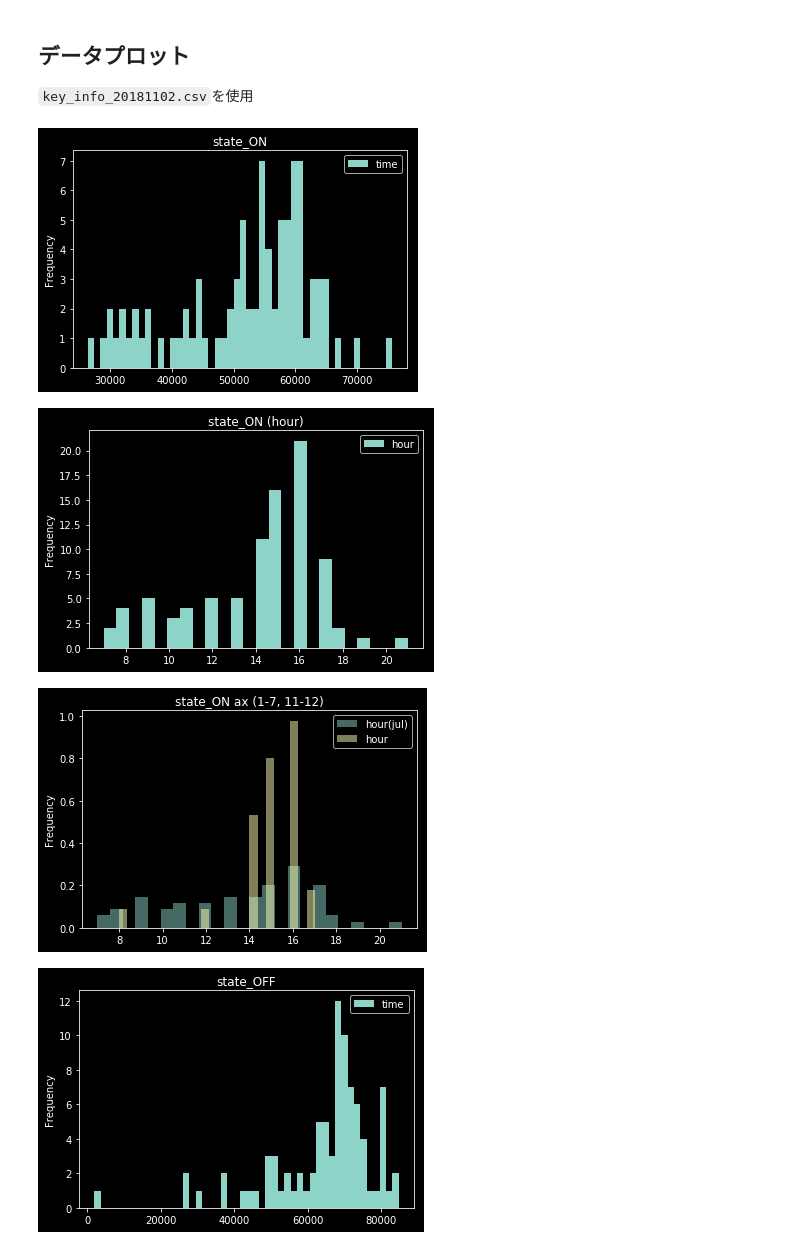
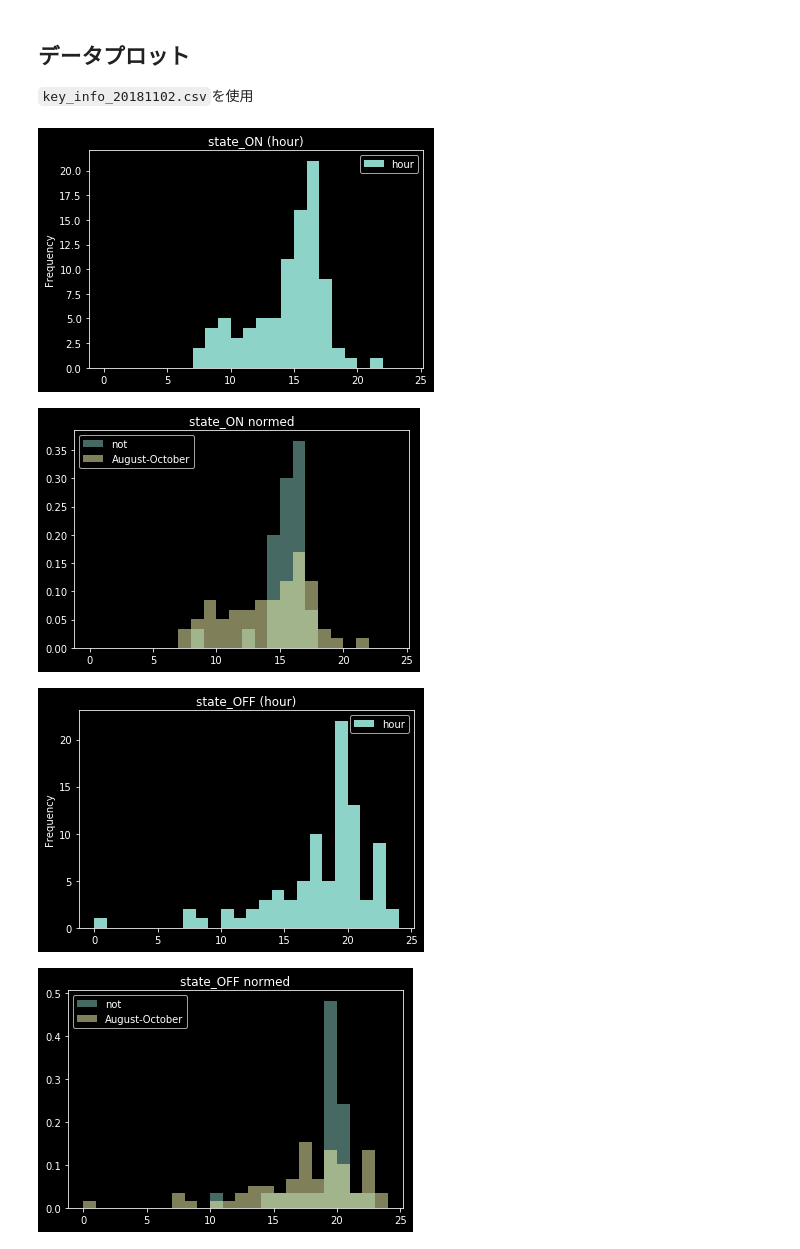
Before and after one commit to equanz/key-status-analyze, a Jupyter notebook: research/anomaly/compare_hist.ipynb, the cells around one changed output. Cells and saved outputs as stored; diff of their text form; code cells hidden in the pictures.

```diff
--- a/research/anomaly/compare_hist.ipynb
+++ b/research/anomaly/compare_hist.ipynb
@@ -26,44 +26,57 @@ def plot_datasets(datasets_path: str):
     df.set_index('dtime', inplace=True)
 
     # convert timezone to Asia/Tokyo
     df.index = df.index.tz_localize('UTC').tz_convert('Asia/Tokyo')
 
     # create time, hour, month column
     df['time'] = list(pd.Series(df.index).apply(lambda x: ((x.hour * 60 + x.minute) * 60 + x.second)))
     df['hour'] = list(pd.Series(df.index).apply(lambda x: x.hour))
     df['month'] = list(pd.Series(df.index).apply(lambda x: x.month))
 
     # convert state to int
     dummy_df = pd.get_dummies(df, columns=['state'])
 
     # plot hist if status is on
-    dummy_df.query('state_ON == 1').plot(kind='hist', y='time', bins=48, title='state_ON')
-    dummy_df.query('state_ON == 1').plot(kind='hist', y='hour', bins=24, title='state_ON (hour)')
-    on_part_jul = dummy_df.query('state_ON == 1 and (month >= 8 and 10 >= month)').plot(kind='hist', y='hour', label="hour(jul)", bins=24, title='state_ON (8-10)', alpha=0.5, normed=1)
-    dummy_df.query('state_ON == 1 and (month < 8 or month > 10)').plot(kind='hist', y='hour', bins=24, title='state_ON ax (1-7, 11-12)', alpha=0.5, ax=on_part_jul, normed=1)
+    dummy_df.query('state_ON == 1').plot(kind='hist', y='hour', bins=24, title='state_ON (hour)', range=(0, 24))
+    on_part_august = dummy_df.query('state_ON == 1 and (month >= 8 and 10 >= month)')[["hour"]].values
+    on_part_not = dummy_df.query('state_ON == 1 and (month < 8 or month > 10)')[["hour"]].values
+
+    plt.figure()
+    plt.hist(on_part_not[:, 0], label="not", bins=24, alpha=0.5, normed=1, range=(0, 24))
+    plt.hist(on_part_august[:, 0], label="August-October", bins=24, alpha=0.5, normed=1, range=(0, 24))
+    plt.title("state_ON normed")
+    plt.legend()
+    plt.show()
 
     # plot hist if status is off
-    dummy_df.query('state_OFF == 1').plot(kind='hist', y='time', bins=48, title='state_OFF')
-    dummy_df.query('state_OFF == 1').plot(kind='hist', y='hour', bins=24, title='state_OFF (hour)')
-    off_part_jul = dummy_df.query('state_OFF == 1 and (month >= 8 and 10 >= month)').plot(kind='hist', y='hour', label="hour(jul)", bins=24, title='state_OFF (8-10)', alpha=0.5, normed=1)
-    dummy_df.query('state_OFF == 1 and (month >= 8 and 10 >= month)').plot(kind='hist', y='hour', label="hour(jul)", bins=24, title='state_OFF (8-10)', alpha=0.5)
-    dummy_df.query('state_OFF == 1 and (month < 8 or month > 10)').plot(kind='hist', y='hour', bins=24, title='state_OFF (1-7, 11-12)', alpha=0.5)
-    off_part_not_jul = dummy_df.query('state_OFF == 1 and (month < 8 or month > 10)').plot(kind='hist', y='hour', bins=24, title='state_OFF ax (1-7, 11-12)', alpha=0.5, ax=off_part_jul, normed=1)
+    dummy_df.query('state_OFF == 1').plot(kind='hist', y='hour', bins=24, title='state_OFF (hour)', range=(0, 24))
 
+    off_part_august = dummy_df.query('state_OFF == 1 and (month >= 8 and 10 >= month)')[["hour"]].values
+    off_part_not = dummy_df.query('state_OFF == 1 and (month < 8 or month > 10)')[["hour"]].values
+
+    plt.figure()
+    plt.hist(off_part_not[:, 0], label="not", bins=24, alpha=0.5, normed=1, range=(0, 24))
+    plt.hist(off_part_august[:, 0], label="August-October", bins=24, alpha=0.5, normed=1, range=(0, 24))
+    plt.title("state_OFF normed")
+    plt.legend()
+    plt.show()
+
+    # check overtime
+    print(dummy_df.query("state_OFF == 1 and hour > 20"))
 
 def main():
     # params
     datasets_path = "./key_info_20181102_anomaly.csv"
 
     # change plt style
     plt.style.use('dark_background')
 
     plot_datasets(datasets_path)
 
 if __name__ == "__main__":
     main()
 # %% [output]
-[figure, old version]
+[figure, new version]
-[figure, old version]
+[figure, new version]
-[figure, old version]
+[figure, new version]
-[figure, old version]
+[figure, new version]
```
Also changed, not shown: parts of 2 cells of this notebook, 2 other files.
